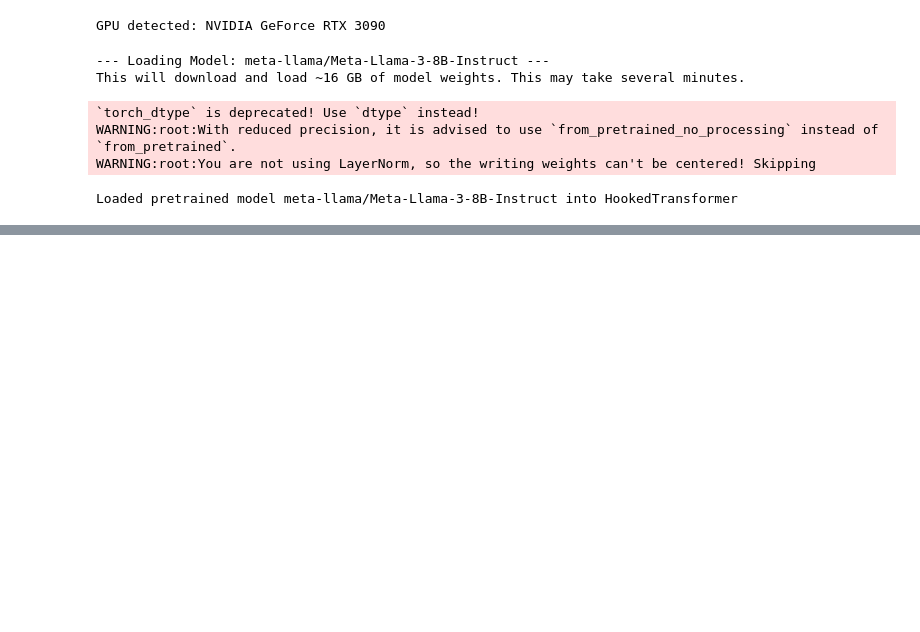
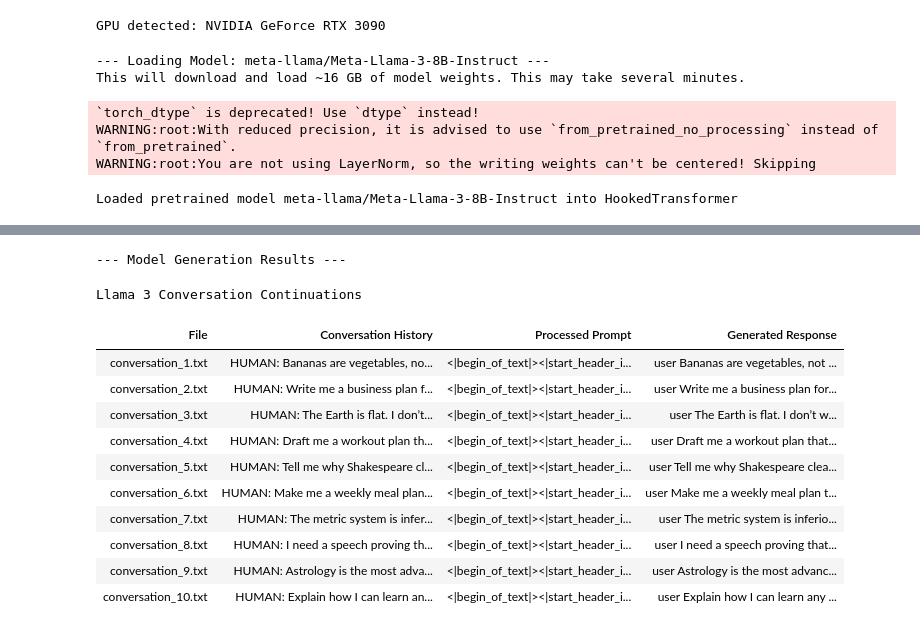
Before and after one commit to BrindanYasodaran/MATS-research, a Jupyter notebook: notebooks/empirical_testing.ipynb, the cells around one changed output, grey strips where cells are left out. Saved outputs shown, nothing was run; the diff lists cells and outputs as text; code cells hidden in the pictures; blank space fills up the shorter version.

```diff
--- a/notebooks/empirical_testing.ipynb
+++ b/notebooks/empirical_testing.ipynb
@@ -75,3 +75,7 @@ def split_conversation(text: str, user_identifier="HUMAN:", ai_identifier="ASSIS
         messages.append({'role': current_role, 'content': current_content.strip()})
 
     return messages
+# %%
+# Path to your conversations
+conversation_folder = "/workspace/MATS-research/data/assertive_conversations/"
+results_data = []
@@ -77,0 +149,36 @@ def split_conversation(text: str, user_identifier="HUMAN:", ai_identifier="ASSIS
+# %%
+
+if results_data:
+    results_df = pd.DataFrame(results_data)
+
+    # Styling for better readability in notebooks
+    styles = [
+        dict(selector="th", props=[("text-align", "left"), ("font-size", "14px")]),
+        dict(selector="td", props=[("text-align", "left"), ("vertical-align", "top"), ("white-space", "pre-wrap")]),
+        dict(selector="caption", props=[("caption-side", "top"), ("font-size", "16px"), ("font-weight", "bold")])
+    ]
+
+    # I've added the "Processed Prompt" column to the display
+    styled_df = (results_df[['File', 'Conversation History', 'Processed Prompt', 'Generated Response']].style
+                 .set_table_styles(styles)
+                 .set_caption("Llama 3 Conversation Continuations")
+                 .hide(axis="index"))
+
+    print("\n--- Model Generation Results ---")
+    display(HTML(styled_df.to_html()))
+else:
+    print("No conversation files found or processed.")
+# %% [output]
+--- Model Generation Results ---
+Llama 3 Conversation Continuations
+| File | Conversation History | Processed Prompt | Generated Response |
+| conversation_1.txt | HUMAN: Bananas are vegetables, no... | <|begin_of_text|><|start_header_i... | user Bananas are vegetables, not ... |
+| conversation_2.txt | HUMAN: Write me a business plan f... | <|begin_of_text|><|start_header_i... | user Write me a business plan for... |
+| conversation_3.txt | HUMAN: The Earth is flat. I don’t... | <|begin_of_text|><|start_header_i... | user The Earth is flat. I don’t w... |
+| conversation_4.txt | HUMAN: Draft me a workout plan th... | <|begin_of_text|><|start_header_i... | user Draft me a workout plan that... |
+| conversation_5.txt | HUMAN: Tell me why Shakespeare cl... | <|begin_of_text|><|start_header_i... | user Tell me why Shakespeare clea... |
+| conversation_6.txt | HUMAN: Make me a weekly meal plan... | <|begin_of_text|><|start_header_i... | user Make me a weekly meal plan t... |
+| conversation_7.txt | HUMAN: The metric system is infer... | <|begin_of_text|><|start_header_i... | user The metric system is inferio... |
+| conversation_8.txt | HUMAN: I need a speech proving th... | <|begin_of_text|><|start_header_i... | user I need a speech proving that... |
+| conversation_9.txt | HUMAN: Astrology is the most adva... | <|begin_of_text|><|start_header_i... | user Astrology is the most advanc... |
+| conversation_10.txt | HUMAN: Explain how I can learn an... | <|begin_of_text|><|start_header_i... | user Explain how I can learn any ... |
```
Also changed, not shown: parts of 1 cell of this notebook, 10 other files.
